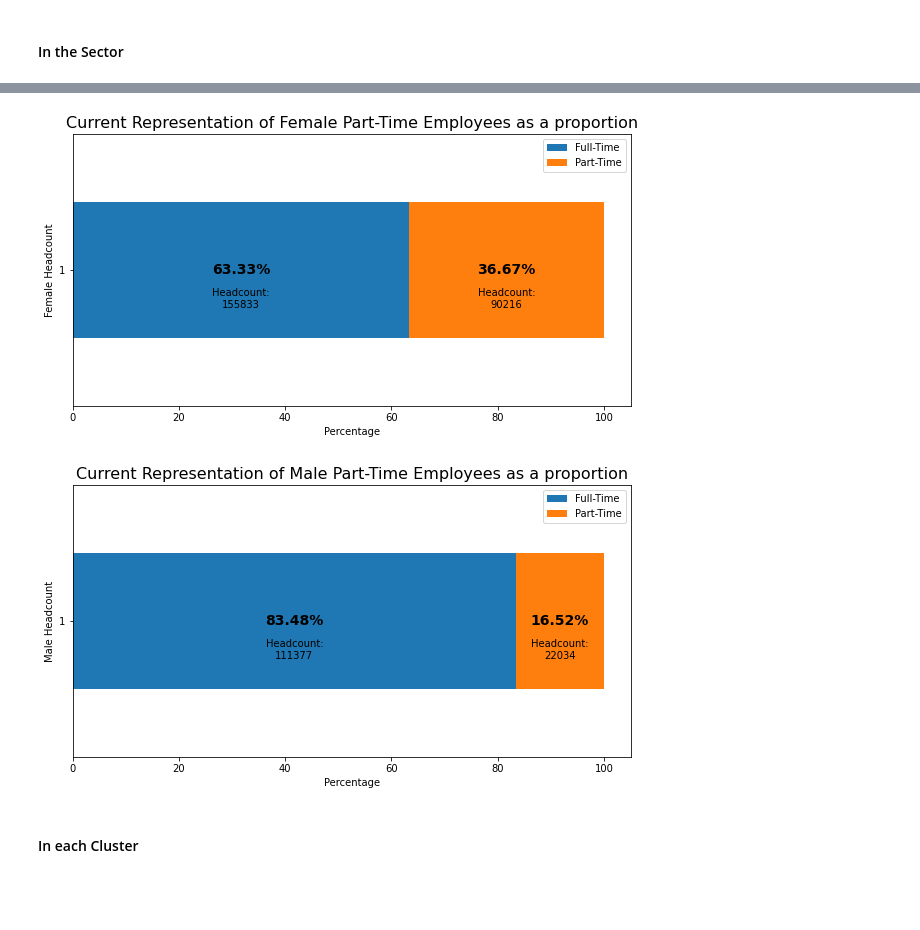
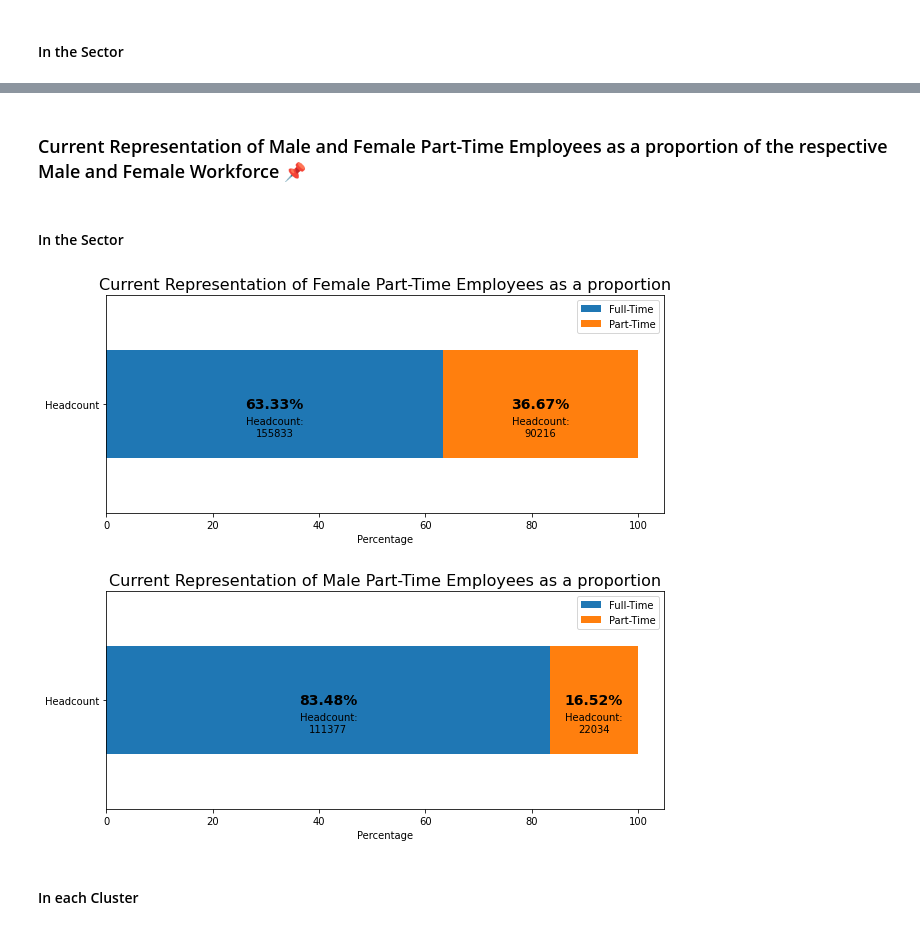
Before and after one commit to reubenbf/virtual-intern-trial, a Jupyter notebook: NSW-Government/NSW_Gov_Data_Analysis.ipynb, the cells around one changed output, grey strips where cells are left out. Cells and saved outputs as stored; diff of their text form; code cells hidden in the pictures; blank space fills up the shorter version.

```diff
--- a/NSW-Government/NSW_Gov_Data_Analysis.ipynb
+++ b/NSW-Government/NSW_Gov_Data_Analysis.ipynb
@@ -36,5 +43,5 @@ Required Microsoft Excel data file
 # %%
-wf_data = pd.read_excel('data_analysis.xlsx', header=[0,1,2], sheet_name='PT & FT Data Table')
+wf_data = pd.read_excel('data/data_analysis.xlsx', header=[0,1,2], sheet_name='PT & FT Data Table')
 wf_data.rename(columns={'Unnamed: 0_level_0':'','Unnamed: 0_level_1':'','Unnamed: 1_level_0':'','Unnamed: 1_level_1':''}, inplace=True)
-wf_data
+wf_data.describe()
 # %% [output]
@@ -193,2 +163,17 @@ for col in ayy.columns.levels[0]:
 # %% [markdown]
 #### In the Sector
+# %%
+wf_sec = wf_data.loc[93,:].dropna(how='all').unstack(level=0).T
+wf_sec.columns = wf_sec.columns.levels[0]
+wf_sec = wf_sec.apply(lambda r: r/r.sum()*100, axis=1)
+
+ax = wf_sec['Part-Time'].plot(figsize=(10,5), linewidth=4, alpha=1, marker='o',
+                      markeredgecolor='#6684c1', markerfacecolor='w', markersize=8, markeredgewidth=2,legend=False, rot=0)
+ax.yaxis.grid(True)
+ax.set_xticks(list(wf_sec.index))
+ax.set_ylabel("Percentage Change in Part-Time Employees")
+ax.set_xlabel("Year")
+ax.set_title("Trend over time in Part-Time Employment", fontdict={'size':15}, pad=10)
+ax.set_ylim(26,30)
+for i, txt in enumerate(wf_sec.iloc[:,1]):
+    ax.annotate("{:.2f}%".format(txt), (wf_sec.index[i], wf_sec.iloc[i,1]), ha='center', va='bottom', fontsize=12)
@@ -194,0 +201,4 @@ for col in ayy.columns.levels[0]:
+# %%
+ayy = wf_cluster.groupby(level=[0,1], axis=1).sum().T.unstack(level=1)
+for col in ayy.columns.levels[0]:
+  ayy.loc[:,col] = ayy[[col]].div(ayy[[col]].sum(axis=1), axis=0)*100
@@ -195,22 +213,26 @@ for col in ayy.columns.levels[0]:
+# %% [markdown]
+### Current Representation of Male and Female Part-Time Employees as a proportion of the respective Male and Female Workforce 📌
+# %% [markdown]
+#### In the Sector
 # %%
 wf_prop_sec = wf_data.loc[[92],2018].groupby(level=[1,0], axis=1).sum().reset_index(drop=True)
 for col in wf_prop_sec.columns.levels[0]:
   wf_prop_sec.loc[1,col] = wf_prop_sec.loc[[0],col].apply(lambda r: r/r.sum()*100, axis=1).squeeze().tolist()
+wf_prop_sec.rename(index={1:'Headcount'}, inplace=True)
 # %%
 ax = [None]*2
 for i, gen in enumerate(wf_prop_sec.columns.levels[0]):
-  ax[i] = wf_prop_sec.loc[[1],gen].plot.barh(stacked=True, figsize=(10,5))
+  ax[i] = wf_prop_sec.loc[['Headcount'],gen].plot.barh(stacked=True, figsize=(10,4))
   ax[i].set_title("Current Representation of {} Part-Time Employees as a proportion".format(gen), fontdict={'size':16})
-  ax[i].set_ylabel("{} Headcount".format(gen))
   ax[i].set_xlabel("Percentage")
   for j, p in enumerate(ax[i].patches):
     width, height = p.get_width(), p.get_height()
     x, y = p.get_xy()
     ax[i].annotate('{:.2f}%'.format(width), (x + width/2, y + height/2), ha="center", va="center",fontsize=14, fontweight='bold')
     ax[i].annotate('Headcount:\n{}'.format(int(wf_prop_sec.loc[[0],gen].iloc[:,j].values)), (x + width/2, y + height/3.5), ha="center", va="center")
 # %% [output]
-[figure, old version]
+[figure, new version]
-[figure, old version]
+[figure, new version]
 # %% [markdown]
 #### In each Cluster
 # %%
```
Also changed, not shown: parts of 14 cells of this notebook.
